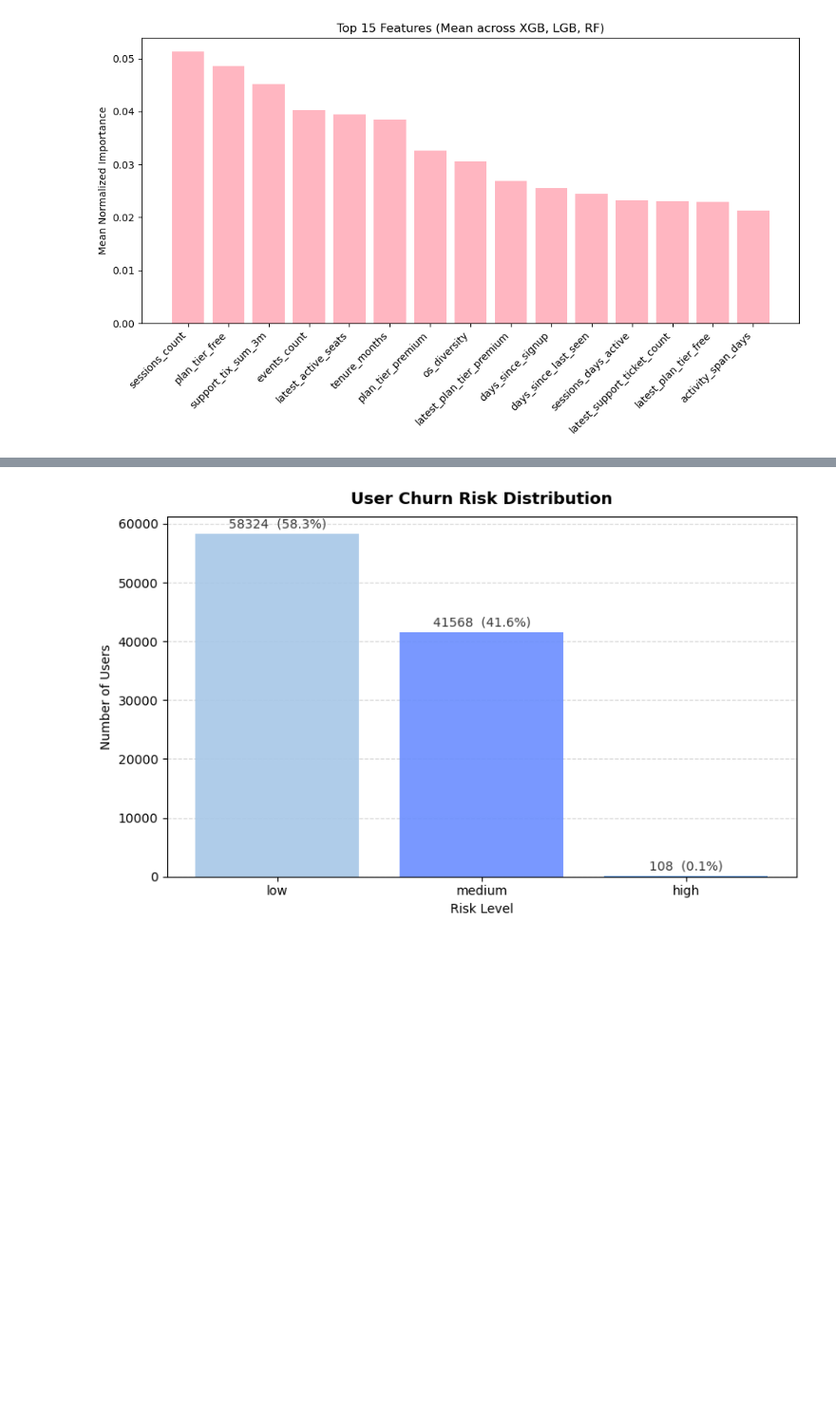
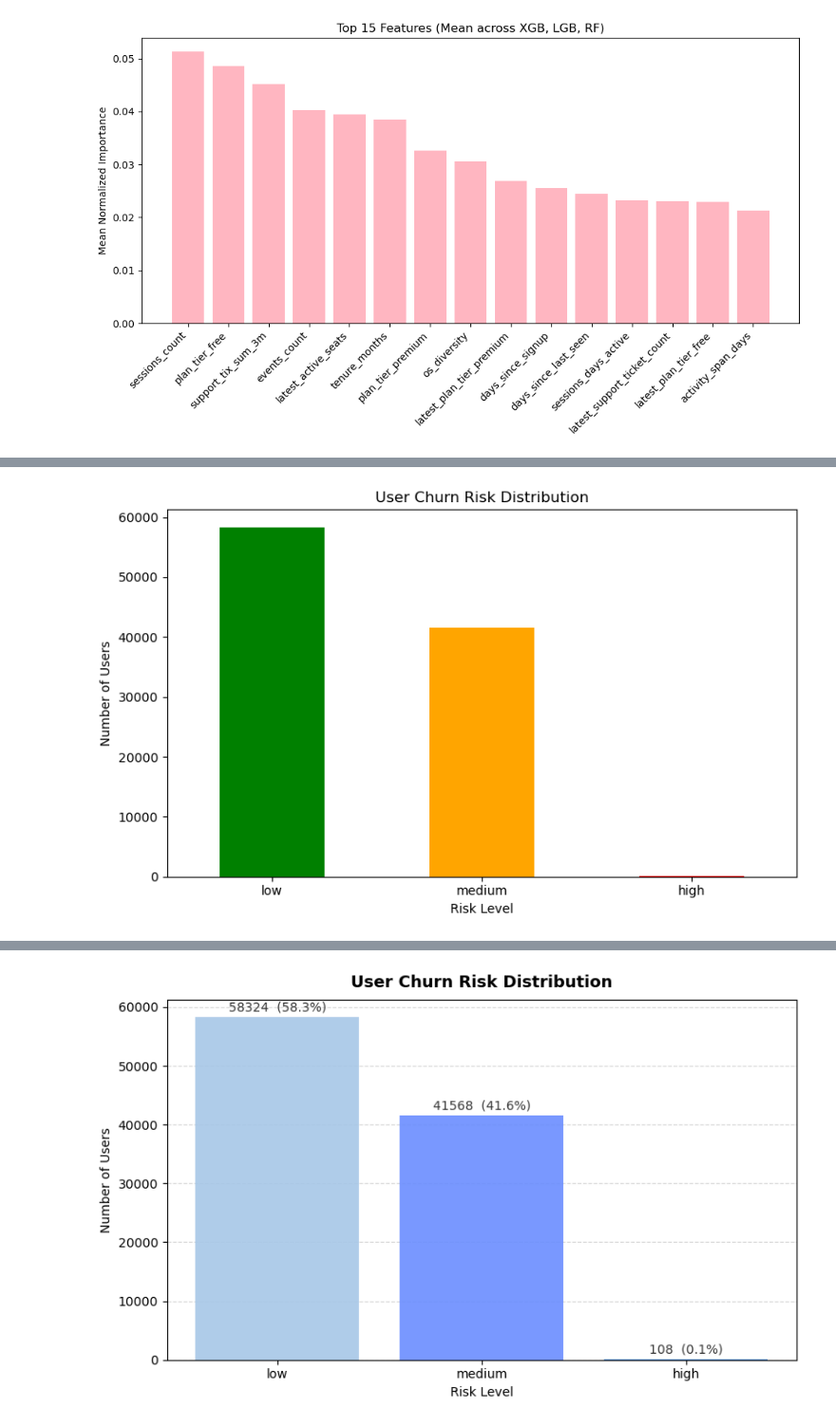
Before and after one commit to trixielimm/DataSoc2025GroupMeow, a Jupyter notebook: OkModel2.ipynb, the cells around one changed output, grey strips where cells are left out. Shown: that part at 95% size. Saved outputs shown, nothing was run; the diff lists cells and outputs as text; code cells hidden in the pictures; blank space fills up the shorter version.

```diff
--- a/OkModel2.ipynb
+++ b/OkModel2.ipynb
@@ -767,0 +701,79 @@ Scoring complete. Saved to user_churn_scores.csv
+# %%
+import pandas as pd
+import numpy as np
+import matplotlib.pyplot as plt
+from sklearn.utils.validation import check_is_fitted
+
+# ---------- 0) Sanity: must reuse the FITTED objects from training ----------
+# Required to exist in memory (or load from disk if you saved them):
+#   - feat              (index = user_id)
+#   - preprocessor      (fitted on X_train)
+#   - stack_clf         (fitted stacking model)
+for name, obj in {"preprocessor": "preprocessor", "stack_clf": "stack_clf"}.items():
+    if obj not in globals():
+        raise RuntimeError(f"`{obj}` is missing in this session. Run the training cell, "
+                           f"or load saved artifacts (e.g., joblib.load('{obj}.joblib')).")
+
+# Verify they’re actually fitted (raises a clear error if not)
+check_is_fitted(preprocessor)
+check_is_fitted(stack_clf)
+
+# ---------- 1) Build the matrix to score (no SMOTE here) ----------
+LABEL = "churned_90d"  # keep consistent with training
+X_all = feat.drop(columns=[LABEL], errors="ignore")
+
+# Ensure transform returns a DataFrame with correct names (works on sklearn>=1.2)
+try:
+    preprocessor.set_output(transform="pandas")
+except Exception:
+    pass  # older sklearn: we'll wrap below if needed
+
+X_all_pre = preprocessor.transform(X_all)
+
+# If older sklearn returns a NumPy array, wrap it with feature names
+if not isinstance(X_all_pre, pd.DataFrame):
+    try:
+        feat_names = list(preprocessor.get_feature_names_out())
+    except Exception:
+        # Last-resort fallback: derive from fitted pieces
+        ohe = preprocessor.named_transformers_["cat"].named_steps["ohe"]
+        cat_cols = preprocessor.transformers_[1][2]
+        num_cols = preprocessor.transformers_[0][2]
+        feat_names = list(num_cols) + list(ohe.get_feature_names_out(cat_cols))
+    X_all_pre = pd.DataFrame(X_all_pre, columns=feat_names, index=X_all.index)
+
+# ---------- 2) Predict churn probabilities ----------
+churn_prob = stack_clf.predict_proba(X_all_pre)[:, 1]
+
+user_scores = (
+    pd.DataFrame({"user_id": X_all.index, "churn_prob": churn_prob})
+    .sort_values("churn_prob", ascending=False)
+)
+
+print("Top 20 users at risk of churn:")
+print(user_scores.head(20))
+
+# ---------- 3) Risk buckets ----------
+bins = [0.0, 0.33, 0.66, 1.0]
+labels = ["low", "medium", "high"]
+user_scores["risk_level"] = pd.cut(
+    user_scores["churn_prob"], bins=bins, labels=labels, include_lowest=True
+)
+
+print("\nRisk level distribution:")
+print(user_scores["risk_level"].value_counts().reindex(labels))
+
+# ---------- 4) Plot ----------
+plt.figure(figsize=(8,5))
+user_scores["risk_level"].value_counts().reindex(labels).plot(kind="bar", color=["green","orange","red"])
+plt.title("User Churn Risk Distribution")
+plt.ylabel("Number of Users")
+plt.xlabel("Risk Level")
+plt.xticks(rotation=0)
+plt.tight_layout()
+plt.show()
+
+# ---------- 5) Save ----------
+user_scores.to_csv("user_churn_scores.csv", index=False)
+print("Scoring complete. Saved to user_churn_scores.csv")
+# %% [output]
@@ -767,0 +797 @@ Scoring complete. Saved to user_churn_scores.csv
+[figure, added]
```
Also changed, not shown: parts of 9 cells of this notebook, 1 other file.
